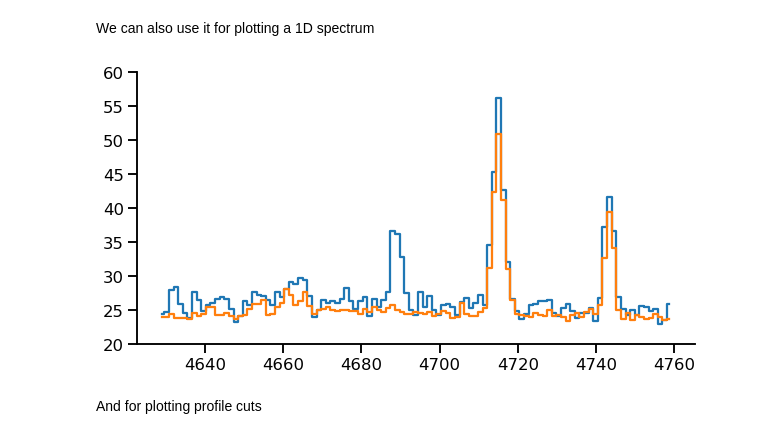
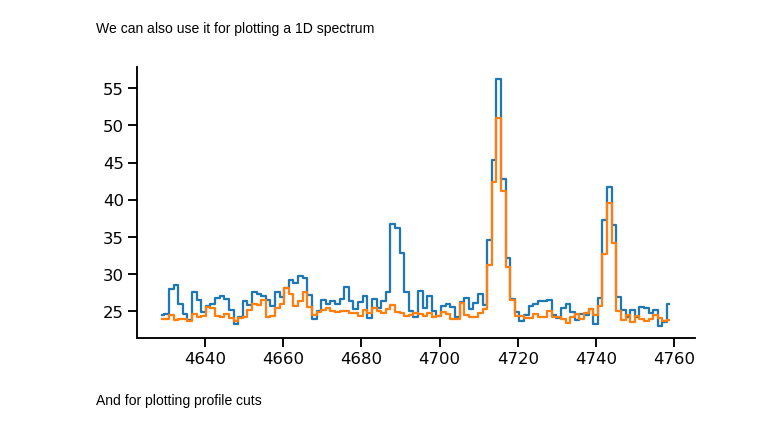
Before and after one commit to will-henney/muse-hii-regions, a Jupyter notebook: notebooks/10-00-ngc346-fors-slit-spectra.ipynb, the cells around one changed output. Saved outputs shown, nothing was run; the diff lists cells and outputs as text; code cells hidden in the pictures.

```diff
--- a/notebooks/10-00-ngc346-fors-slit-spectra.ipynb
+++ b/notebooks/10-00-ngc346-fors-slit-spectra.ipynb
@@ -77,6 +88,8 @@ While we are here, we can give names and units to the axes.  And change the spat
 # %%
 w.wcs.cname = "wavelength", "position"
 w.wcs.cunit = "Angstrom", "arcsec"
+w.wcs.cdelt[1] = 0.2
 w.wcs.cd[1, 1] = 0.2
 w.wcs.crpix[1] = 900.0
 w.wcs.crval[1] = 0.0
+w.wcs
@@ -112,6 +143,13 @@ def pvslice(im, w, wavrange, posrange):
 
     """
     xlim, ylim = w.world_to_pixel_values(wavrange, posrange)
+    # Force pixel limits to be in bounds
+    ny, nx = im.shape
+    ylim[0] = max(0, ylim[0])
+    ylim[1] = min(ny - 1, ylim[1])
+    xlim[0] = max(0, xlim[0])
+    xlim[1] = min(nx - 1, xlim[1])
+
     xslice, yslice = slice(*xlim.astype(int)), slice(*ylim.astype(int))
     return im[yslice, xslice], w.slice((yslice, xslice))
 # %% [markdown]
@@ -132,25 +170,25 @@ We can also use it for plotting a 1D spectrum
 # %%
 fig, ax = plt.subplots(
     figsize=(10, 5),
 )
 
 wav1, wav2 = 4630, 4760
 im, ww = pvslice(slitA.data, w, [wav1, wav2], [-5, -3])
 spec = im.mean(axis=0)
 n = len(spec)
 wavs, _ = ww.pixel_to_world_values(np.arange(n), [0]*n)
 ax.plot(wavs, spec, drawstyle="steps-mid")
 
 im, ww = pvslice(slitA.data, w, [wav1, wav2], [-15, -5])
 spec2 = im.mean(axis=0)
 ax.plot(wavs, spec2, drawstyle="steps-mid")
 
 ax.set(
-    ylim=[20, 60],
+#    ylim=[20, 60],
 )
 sns.despine();
 # %% [output]
-[figure, old version]
+[figure, new version]
 # %% [markdown]
 And for plotting profile cuts
 # %%
```
Also changed, not shown: parts of 22 cells of this notebook, 13 other files.
